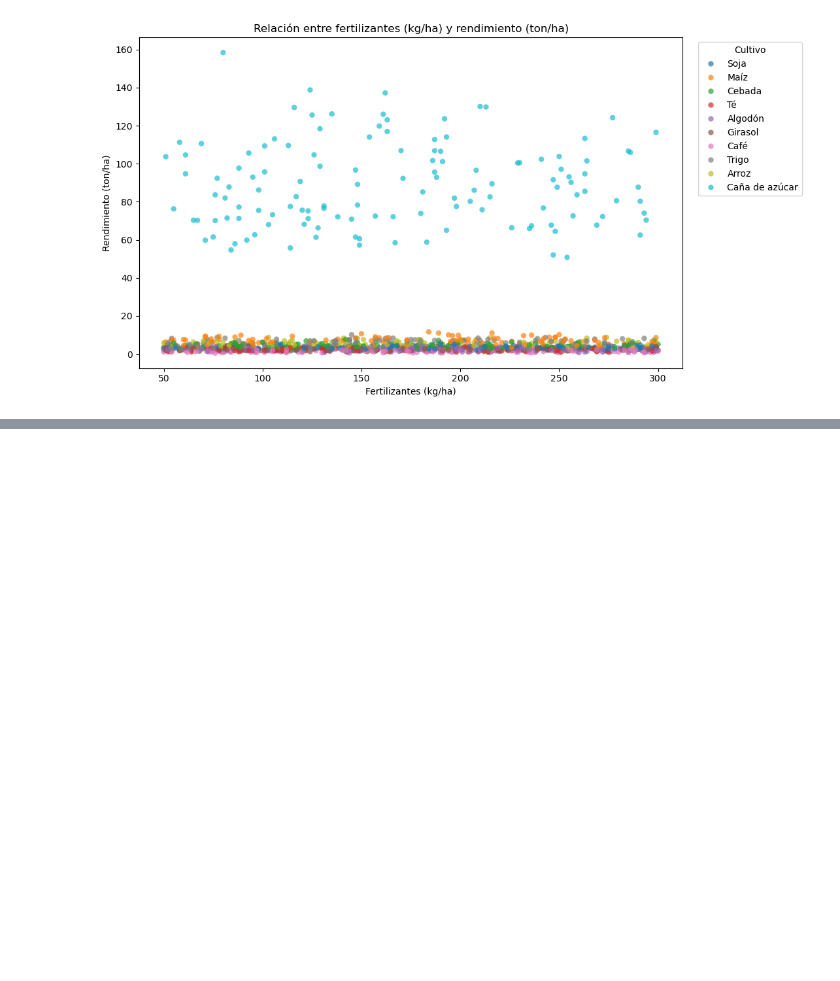
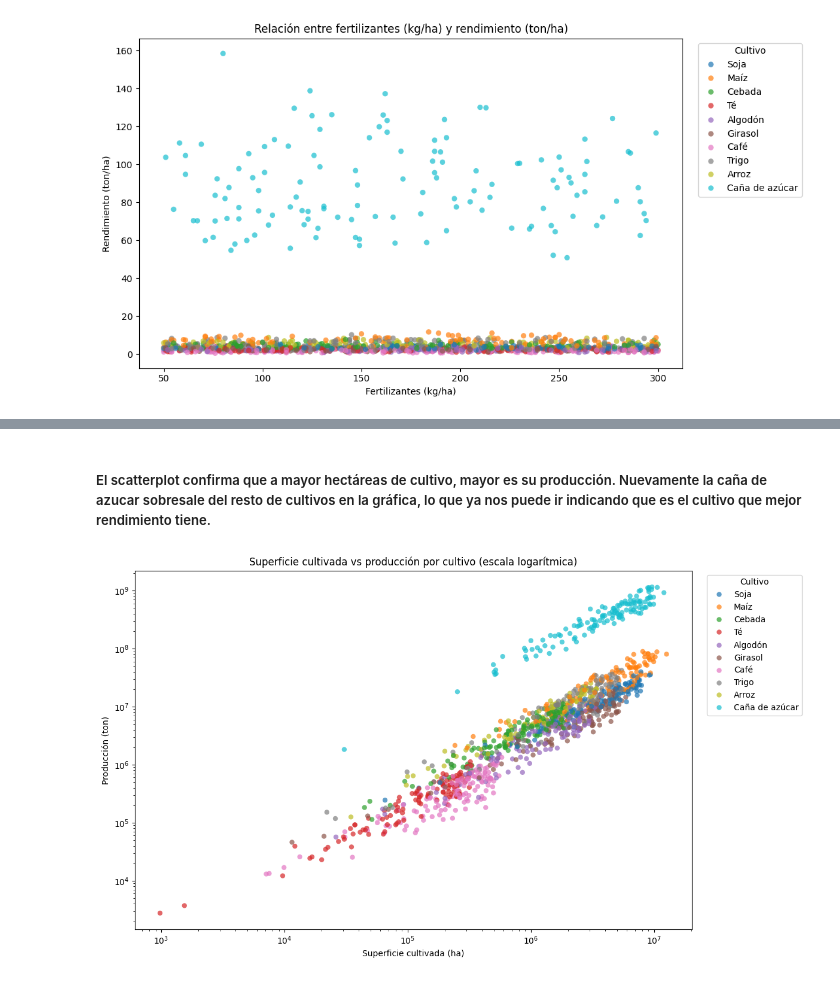
Before and after one commit to AitorBarrera/SBD_Trabajo_Final, a Jupyter notebook: Codigo.ipynb, the cells around one changed output, grey strips where cells are left out. Saved outputs shown, nothing was run; the diff lists cells and outputs as text; code cells hidden in the pictures; blank space fills up the shorter version.

```diff
--- a/Codigo.ipynb
+++ b/Codigo.ipynb
@@ -157,0 +232,22 @@ Correlación por cultivo:
+# %% [markdown]
+##### El scatterplot confirma que a mayor hectáreas de cultivo, mayor es su producción. Nuevamente la caña de azucar sobresale del resto de cultivos en la gráfica, lo que ya nos puede ir indicando que es el cultivo que mejor rendimiento tiene.
+# %%
+plt.figure(figsize=(12, 7))
+sns.scatterplot(
+    data=superficie_produccion,
+    x='superficie_hectareas',
+    y='produccion_ton',
+    hue='cultivo',
+    alpha=0.7,
+    edgecolor='none'
+)
+plt.xscale('log')
+plt.yscale('log')
+plt.title('Superficie cultivada vs producción por cultivo (escala logarítmica)')
+plt.xlabel('Superficie cultivada (ha)')
+plt.ylabel('Producción (ton)')
+plt.legend(title='Cultivo', bbox_to_anchor=(1.02, 1), loc='upper left')
+plt.tight_layout()
+plt.show()
+# %% [output]
+[figure, added]
```
Also changed, not shown: parts of 26 cells of this notebook.
